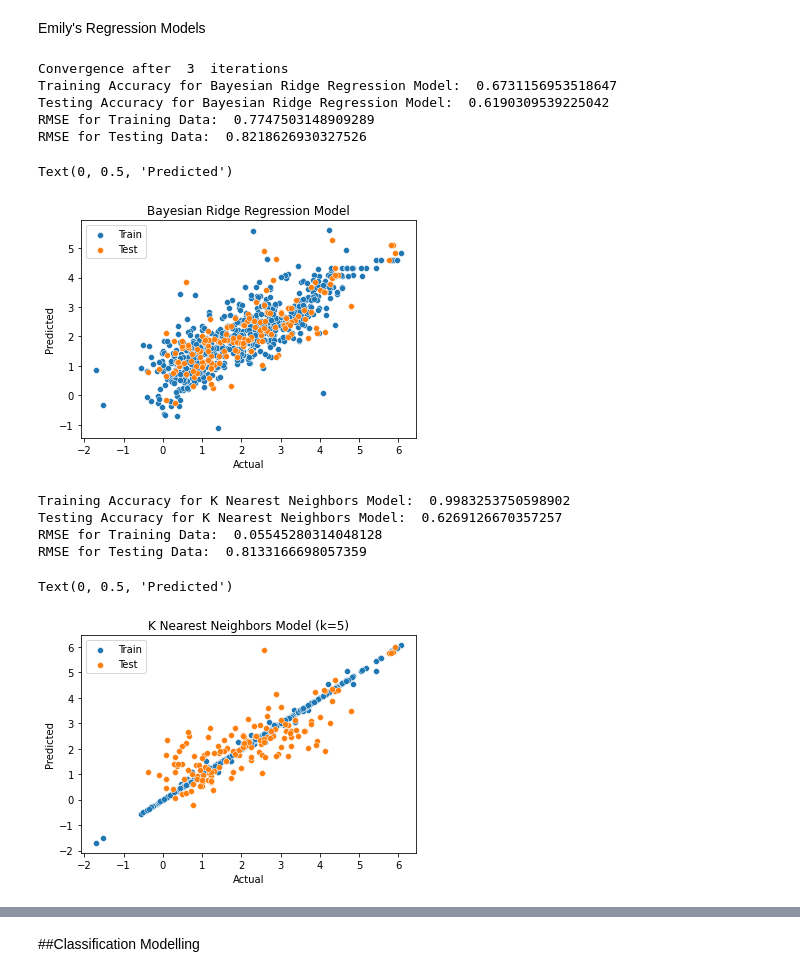
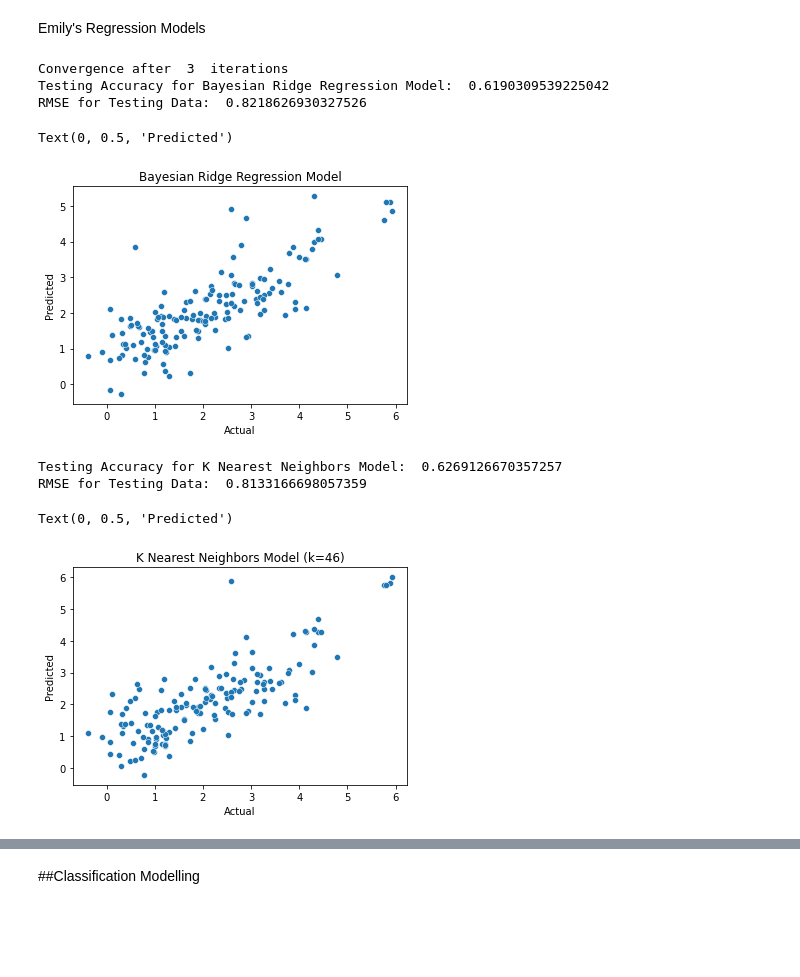
Before and after one commit to emmim25/Group08_Project, a Jupyter notebook: BMEN415_Group8_Final_Project_Models.ipynb, the cells around one changed output, grey strips where cells are left out. Cells and saved outputs as stored; diff of their text form; code cells hidden in the pictures; blank space fills up the shorter version.

```diff
--- a/BMEN415_Group8_Final_Project_Models.ipynb
+++ b/BMEN415_Group8_Final_Project_Models.ipynb
@@ -72,40 +72,29 @@ Emily's Regression Models
 # %%
 #Bayesian Ridge Regression Model
 from sklearn.linear_model import BayesianRidge
 
 BR = BayesianRidge(n_iter=50, verbose=True)
 
 BR.fit(x_train, y_train)
 
-y_predict_train = BR.predict(x_train)
 y_predict_test = BR.predict(x_test)
-
-accuracy_BR_train = r2_score(y_train, y_predict_train)
-print("Training Accuracy for Bayesian Ridge Regression Model: ", accuracy_BR_train)
 
 accuracy_BR_test = r2_score(y_test, y_predict_test)
 print("Testing Accuracy for Bayesian Ridge Regression Model: ", accuracy_BR_test)
 
-RMSE_BR_train = sqrt(mean_squared_error(y_train, y_predict_train))
-print("RMSE for Training Data: ", RMSE_BR_train)
-
 RMSE_BR_test = sqrt(mean_squared_error(y_test, y_predict_test))
 print("RMSE for Testing Data: ", RMSE_BR_test)
 
-sns.scatterplot(y_train, y_predict_train)
 sns.scatterplot(y_test, y_predict_test)
 plt.title("Bayesian Ridge Regression Model")
-plt.legend(['Train','Test'])
 plt.xlabel('Actual')
 plt.ylabel('Predicted')
 # %% [output]
 Convergence after  3  iterations
-Training Accuracy for Bayesian Ridge Regression Model:  0.6731156953518647
 Testing Accuracy for Bayesian Ridge Regression Model:  0.6190309539225042
-RMSE for Training Data:  0.7747503148909289
 RMSE for Testing Data:  0.8218626930327526
 Text(0, 0.5, 'Predicted')
-[figure, old version]
+[figure, new version]
 # %%
 # K Nearest Neighbors Model
 from sklearn import neighbors
@@ -114,34 +103,23 @@ kNN_data = neighbors.KNeighborsRegressor(5, weights = 'distance')
 
 kNN_data.fit(x_train, y_train)
 
-y_predict_train = kNN_data.predict(x_train)
 y_predict_test = kNN_data.predict(x_test)
-
-accuracy_kNN_train = r2_score(y_train, y_predict_train)
-print("Training Accuracy for K Nearest Neighbors Model: ", accuracy_kNN_train)
 
 accuracy_kNN_test = r2_score(y_test, y_predict_test)
 print("Testing Accuracy for K Nearest Neighbors Model: ", accuracy_kNN_test)
 
-RMSE_kNN_train = sqrt(mean_squared_error(y_train, y_predict_train))
-print("RMSE for Training Data: ", RMSE_kNN_train)
 
 RMSE_kNN_test = sqrt(mean_squared_error(y_test, y_predict_test))
 print("RMSE for Testing Data: ", RMSE_kNN_test)
-
-sns.scatterplot(y_train, y_predict_train)
 sns.scatterplot(y_test, y_predict_test)
-plt.title('K Nearest Neighbors Model (k=5)')
-plt.legend(['Train','Test'])
+plt.title('K Nearest Neighbors Model (k=46)')
 plt.xlabel('Actual')
 plt.ylabel('Predicted')
 # %% [output]
-Training Accuracy for K Nearest Neighbors Model:  0.9983253750598902
 Testing Accuracy for K Nearest Neighbors Model:  0.6269126670357257
-RMSE for Training Data:  0.05545280314048128
 RMSE for Testing Data:  0.8133166698057359
 Text(0, 0.5, 'Predicted')
-[figure, old version]
+[figure, new version]
 # %%
 #Neural Network Model
 from sklearn.neural_network import MLPRegressor
```
Also changed, not shown: parts of 3 cells of this notebook.
